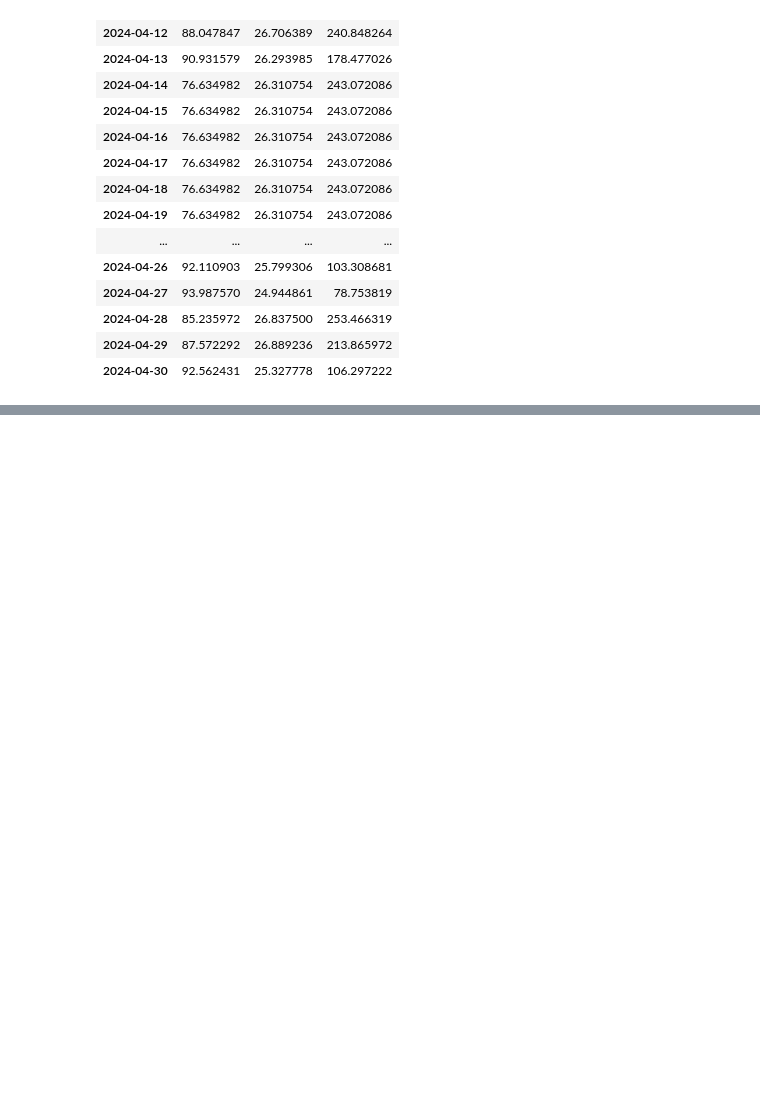
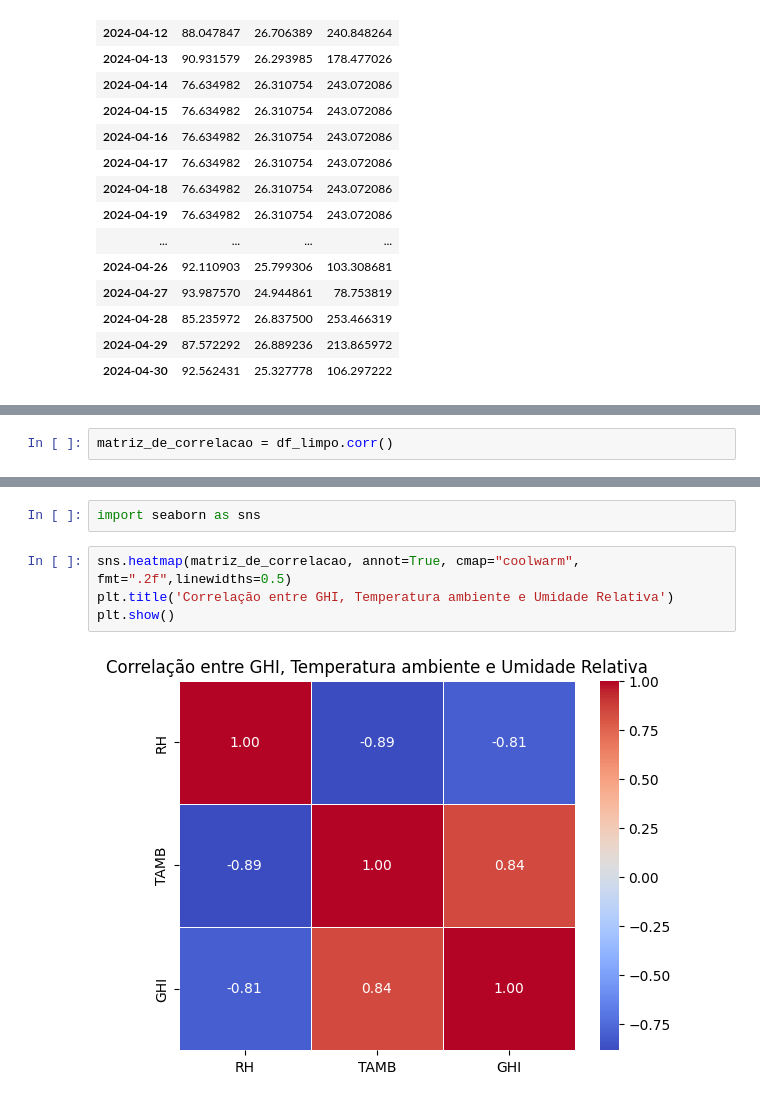
Before and after one commit to DanielCFigueira/Analise_metereologica_nordeste, a Jupyter notebook: Projeto_analise_metereologica_nordeste.ipynb, the cells around one changed output, grey strips where cells are left out. Cells and saved outputs as stored; diff of their text form; blank space fills up the shorter version.

```diff
--- a/Projeto_analise_metereologica_nordeste.ipynb
+++ b/Projeto_analise_metereologica_nordeste.ipynb
@@ -103,0 +90,2 @@ plt.show()
+# %%
+matriz_de_correlacao = df_limpo.corr()
@@ -103,0 +99,8 @@ plt.show()
+# %%
+import seaborn as sns
+# %%
+sns.heatmap(matriz_de_correlacao, annot=True, cmap="coolwarm", fmt=".2f",linewidths=0.5)
+plt.title('Correlação entre GHI, Temperatura ambiente e Umidade Relativa')
+plt.show()
+# %% [output]
+[figure, added]
```
Also changed, not shown: parts of 4 cells of this notebook, 1 other file.
